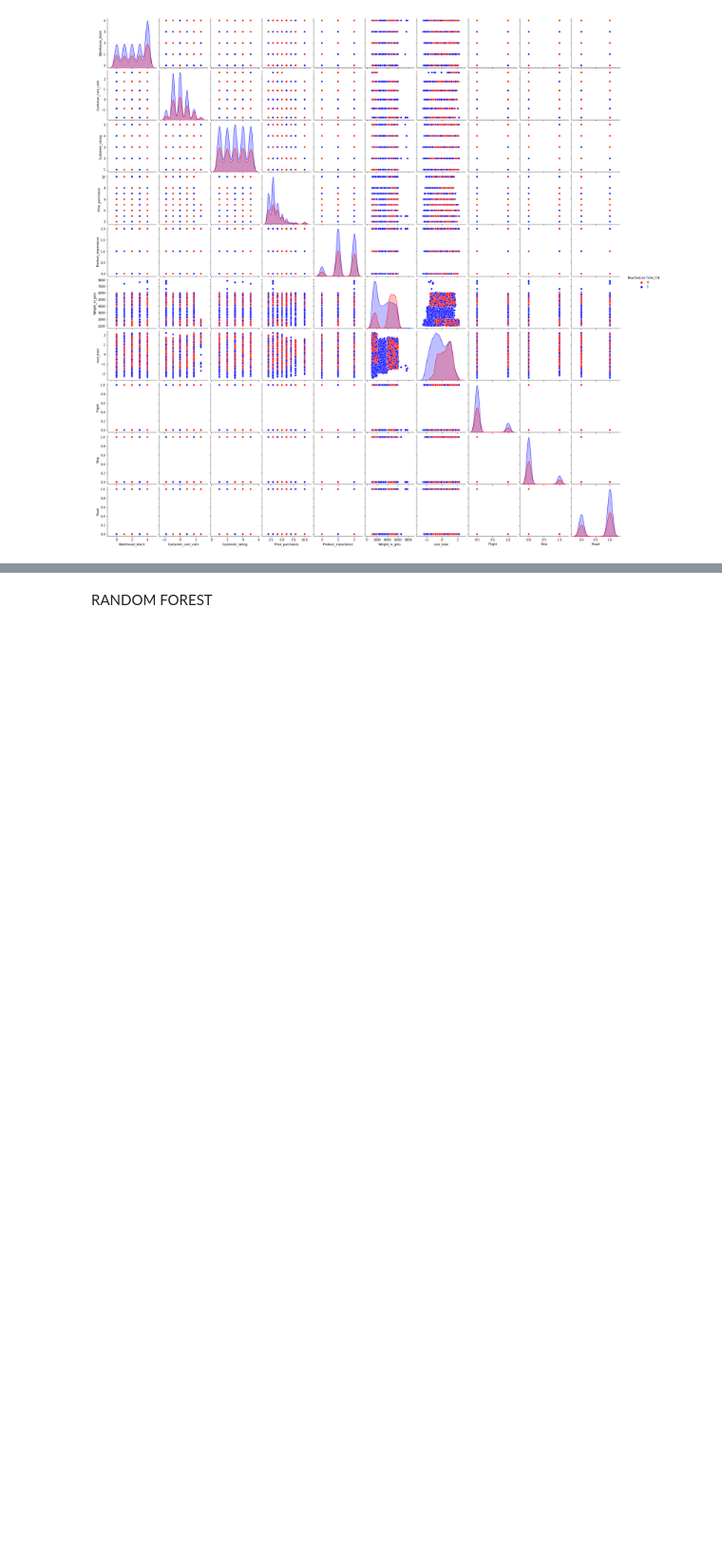
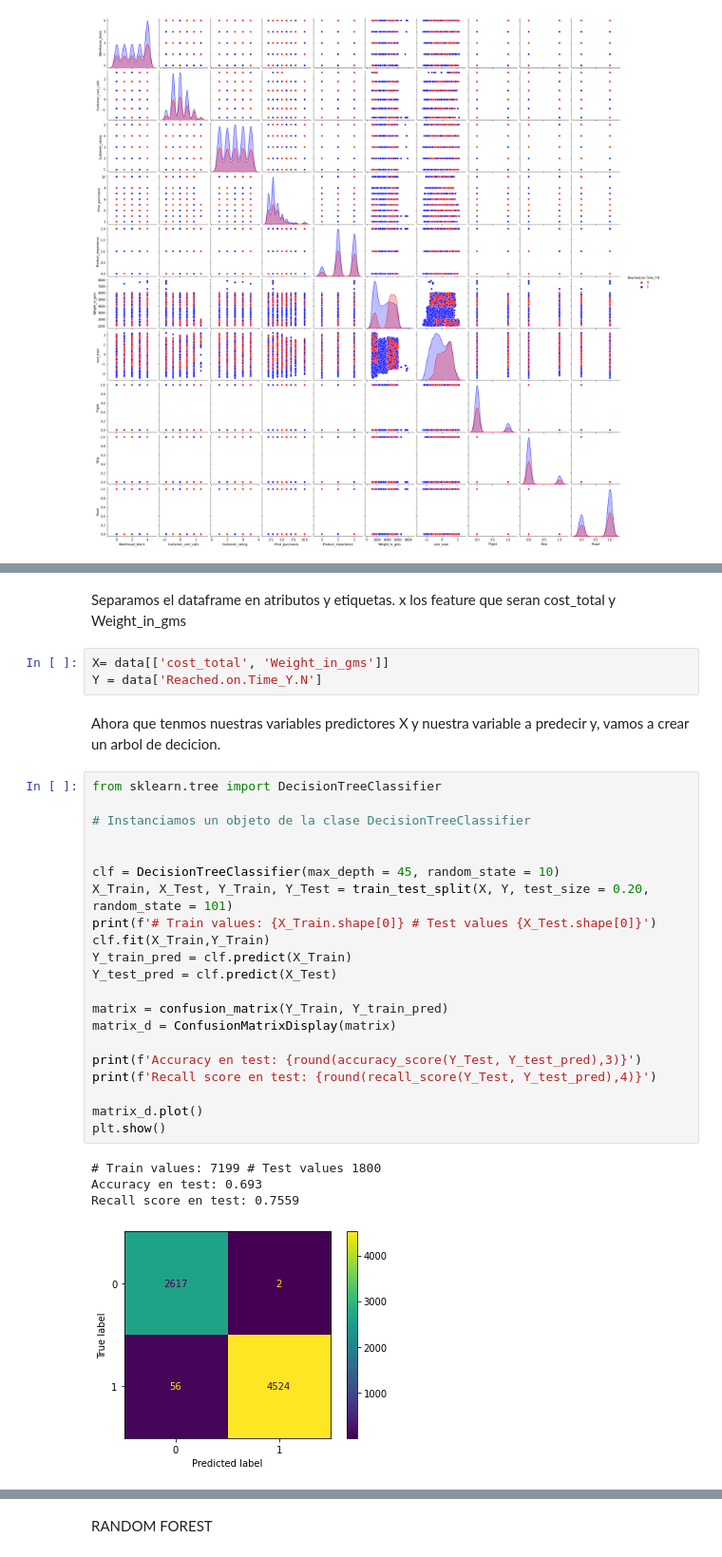
Before and after one commit to SantiGallastegui/Proyecto-Datathon, a Jupyter notebook: AnalisEDA.ipynb, the cells around one changed output, grey strips where cells are left out. Shown at 95% size. Drawn from its saved outputs; the diff is of its cells as text; blank space fills up the shorter version.

```diff
--- a/AnalisEDA.ipynb
+++ b/AnalisEDA.ipynb
@@ -308,0 +231,33 @@ print(accuracy_score(Y_Train1,Y_train_pred1))
+# %% [markdown]
+Separamos el dataframe en atributos y etiquetas. x los feature que seran cost_total y Weight_in_gms
+# %%
+X= data[['cost_total', 'Weight_in_gms']]
+Y = data['Reached.on.Time_Y.N']
+# %% [markdown]
+Ahora que tenmos nuestras variables predictores X y nuestra variable a predecir y, vamos a crear un arbol de decicion.
+# %%
+from sklearn.tree import DecisionTreeClassifier
+
+# Instanciamos un objeto de la clase DecisionTreeClassifier
+
+
+clf = DecisionTreeClassifier(max_depth = 45, random_state = 10)
+X_Train, X_Test, Y_Train, Y_Test = train_test_split(X, Y, test_size = 0.20, random_state = 101)
+print(f'# Train values: {X_Train.shape[0]} # Test values {X_Test.shape[0]}')
+clf.fit(X_Train,Y_Train)
+Y_train_pred = clf.predict(X_Train)
+Y_test_pred = clf.predict(X_Test)
+
+matrix = confusion_matrix(Y_Train, Y_train_pred)
+matrix_d = ConfusionMatrixDisplay(matrix)
+
+print(f'Accuracy en test: {round(accuracy_score(Y_Test, Y_test_pred),3)}')
+print(f'Recall score en test: {round(recall_score(Y_Test, Y_test_pred),4)}')
+
+matrix_d.plot()
+plt.show()
+# %% [output]
+# Train values: 7199 # Test values 1800
+Accuracy en test: 0.693
+Recall score en test: 0.7559
+[figure, added]
```
Also changed, not shown: parts of 77 cells of this notebook.
